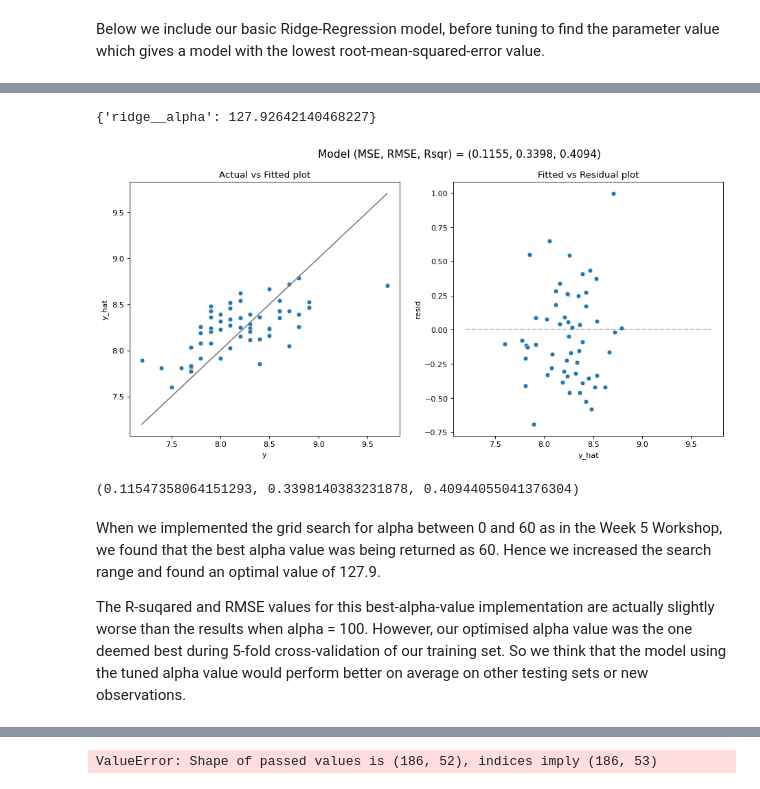
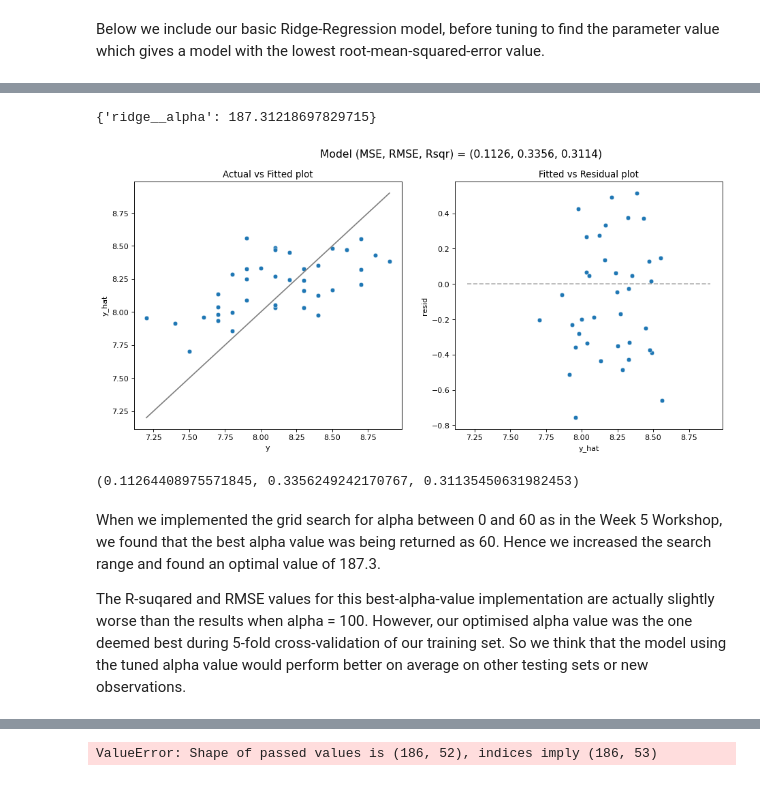
Before and after one commit to BradWangW/imdb_rate_model, a Jupyter notebook: project1.ipynb, the cells around one changed output, grey strips where cells are left out. Cells and saved outputs as stored; diff of their text form; code cells hidden in the pictures.

Commit message:
Merged word count dataset; Correspondingly modified fitting/discussion parts

```diff
--- a/project1.ipynb
+++ b/project1.ipynb
@@ -270,21 +268,30 @@ data_numeric = data_numeric.drop(['director', 'main_chars', 'writer'], axis=1)
 data_numeric = data_numeric.join(encoded_writers)
 data_numeric = data_numeric.join(encoded_directors)
 # %%
-
 '''
    Construct season variables and time-period in year from the earliest air_date
 '''
+# Manually specify the month for each season according to
+# https://web.archive.org/web/20090327085605/http://www.knmi.nl/cms/content/22141/begin_van_de_lente
 seasons = {'spring': (3, 4, 5),
            'summer': (6, 7, 8),
            'autumn': (9, 10, 11),
            'winter': (12, 1, 2)}
+
 for season in seasons:
+   # For each season create a binary variable
    data_numeric[season] = 0
+
    for i in range(len(data_numeric)):
+      # For each data point check the month info to confirm the season
       data_numeric[season][i] = int(int(data_numeric['air_date'][i].split('-')[1]) in seasons[season])
 
+data_numeric['air_year'] = 0
 for i in range(len(data_numeric)):
-   data_numeric['air_year'] = int(data_numeric['air_date'][i].split('-')[0])
+   # For each data point extract the year info
+   data_numeric['air_year'][i] = int(data_numeric['air_date'][i].split('-')[0])
+
+# Since we want to capture long-term effect, we could simply make the year start with 0
 data_numeric['air_year'] = data_numeric['air_year'] - data_numeric['air_year'].min()
 
 
@@ -293,10 +300,9 @@ data_numeric['air_year'] = data_numeric['air_year'] - data_numeric['air_year'].m
    and remove repeated columns
 '''
 data_numeric['season_episode'] = 's' + data_numeric['season'].astype(str) + '_e' + data_numeric['episode'].astype(str)
-data_numeric = data_numeric.drop(['season', 'episode', 'air_date'], axis=1)
+data_numeric.drop(['season', 'episode', 'air_date'], axis=1, inplace=True)
 
 ''' Dropping highly-correlated variable'''
-data_numeric = data_numeric.drop(['n_words'], axis=1)
+data_numeric.drop(['n_words'], axis=1, inplace=True)
 
 pd.set_option('display.max_columns', None)
-data_numeric.head()
@@ -395,20 +434,28 @@ from sklearn.preprocessing import StandardScaler
 scaler = StandardScaler()
 
 # Dropping text and response variables from our dataframe
-X = data_numeric.drop(['imdb_rating', 'episode_name', 'season_episode', 'total_votes'], axis = 1)
+X = data_numeric.drop(['imdb_rating',
+                       'episode_name',
+                       'total_votes'], axis = 1)
 y = data_numeric['imdb_rating']
+
 
 # Selecting only the numerical variables to be scaled, not the encoded categorical variables
 # number of words removed
-X_real_only = data_numeric[['n_lines', 'n_directions', 'n_speak_char']]
+bin_cols = [col for col in X.columns if (' dir' in col or ' wri' in col)] + \
+    ['summer', 'winter', 'spring', 'autumn']
+X_real_only = X.drop(bin_cols, axis=1)
+
 # Creating a dataframe containing none of the numerical or text features, or response variables
 # I.e. only the binary encoded variables
-X_bin_only = data_numeric.drop(['imdb_rating', 'episode_name', 'season_episode', 'total_votes', 'n_lines', 'n_directions', 'n_speak_char' ], axis = 1)
-X_bin_array = X_bin_only.to_numpy()
+X_bin_only = X[bin_cols]
 
 #Scaling the real variables before joining the encoded columns back on
-X_real_scaled = scaler.fit_transform(X_real_only)
-X_scaled = pd.DataFrame(np.concatenate((X_real_scaled, X_bin_array), axis = 1), columns = X.columns)
+X_real_scaled = pd.DataFrame(scaler.fit_transform(X_real_only),
+                             columns = X_real_only.columns,
+                             index = X_real_only.index)
+X_scaled = pd.concat([X_real_scaled, X_bin_only], axis=1)
 
 # Splitting into training and testing sets
-X_train, X_test, y_train, y_test = train_test_split(X_scaled, y, test_size = 0.3, random_state = 42)
+X_train, X_test, y_train, y_test = train_test_split(X_scaled, y, test_size = 0.2, random_state = 42)
+X_train.sample(5)
@@ -596,32 +638,32 @@ model_fit(ridge_scaled, X_test, y_test, plot = True)
 # %%
 #We implement parameter tuning using the grid search method given in Workshop 5
 
-alphas = np.linspace(0, 150, num= 300)
+alphas = np.linspace(0, 300, num=600)
 
 #Searching the parameter values for the one that gives best RMSE
 gs = GridSearchCV(
     make_pipeline(
         StandardScaler(),
         Ridge()
     ),
     param_grid = {'ridge__alpha': alphas},
     cv = KFold(5, shuffle = True, random_state = 42),
     scoring = "neg_root_mean_squared_error"
 )
 # Note: We have already scaled the numerical data, but including the standard scaler in the model pipeline
 # results in better predictive performance below. This may be due to benefit from scaling the columns
 # of encoded categorical variables, each of which contains a varying number of 1s vs 0s.
 
 # Fitting and evaluating the model with the best parameter choice
 gs.fit(X_train, y_train)
 print(gs.best_params_)
 model_fit(gs.best_estimator_, X_test, y_test, plot=True)
 # %% [output]
-{'ridge__alpha': 127.92642140468227}
+{'ridge__alpha': 187.31218697829715}
-[figure, old version]
+[figure, new version]
-(0.11547358064151293, 0.3398140383231878, 0.40944055041376304)
+(0.11264408975571845, 0.3356249242170767, 0.31135450631982453)
 # %% [markdown]
-When we implemented the grid search for alpha between 0 and 60 as in the Week 5 Workshop, we found that the best alpha value was being returned as 60. Hence we increased the search range and found an optimal value of 127.9.
+When we implemented the grid search for alpha between 0 and 60 as in the Week 5 Workshop, we found that the best alpha value was being returned as 60. Hence we increased the search range and found an optimal value of 187.3.
 
 The R-suqared and RMSE values for this best-alpha-value implementation are actually slightly worse than the results when alpha = 100. However, our optimised alpha value was the one deemed best during 5-fold cross-validation of our training set. So we think that the model using the tuned alpha value would perform better on average on other testing sets or new observations.
 # %%
```
Also changed, not shown: parts of 24 cells of this notebook, 1 other file.
